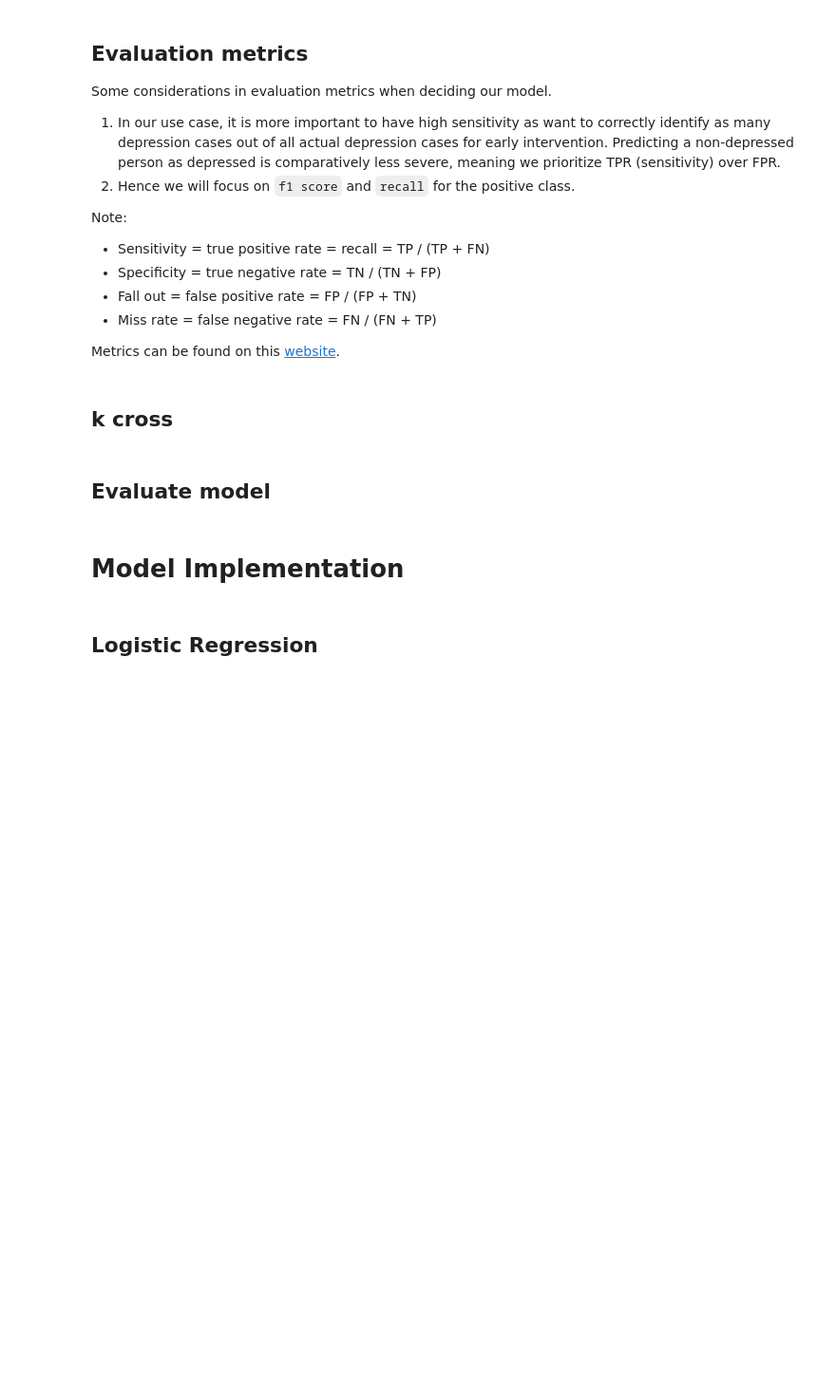
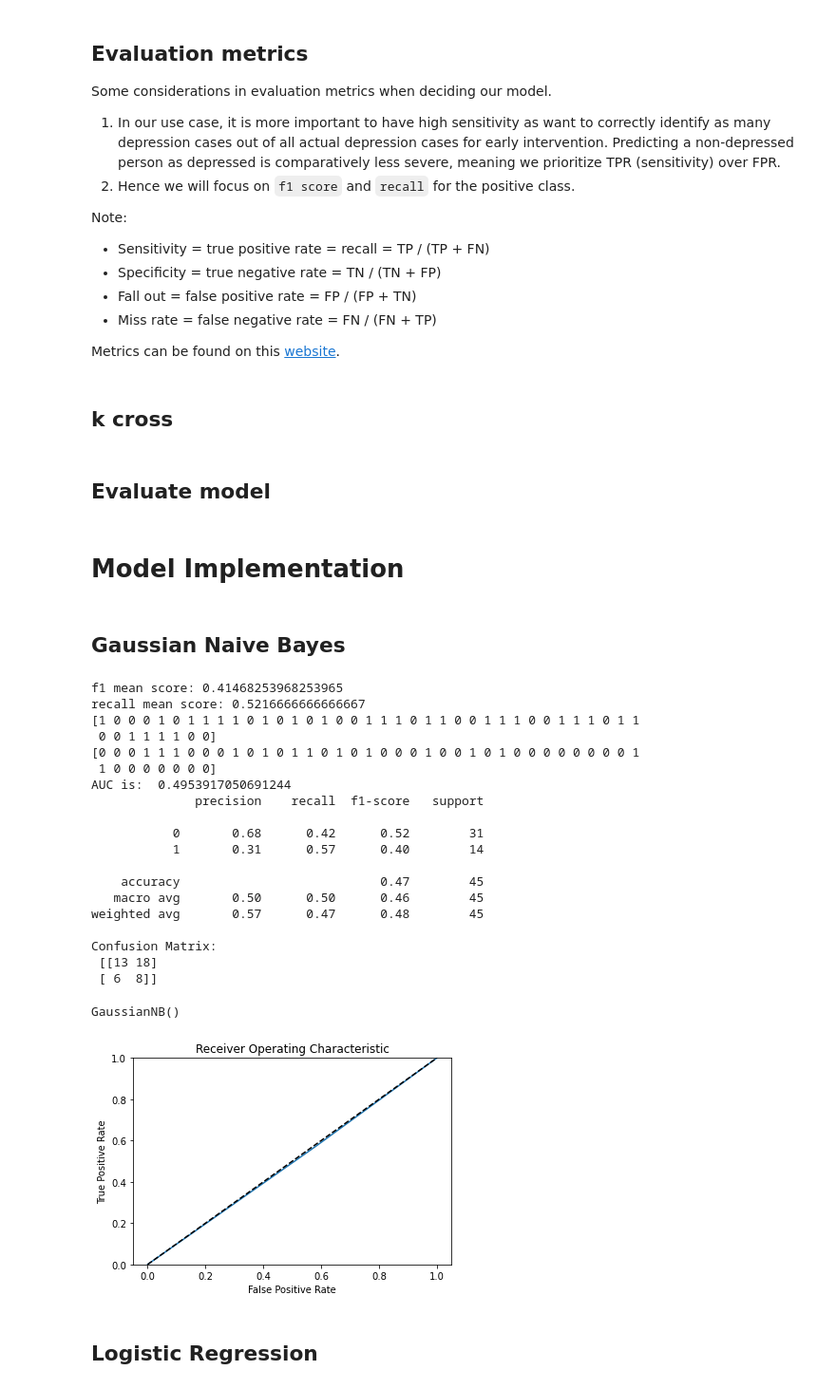
Before and after one commit to derong97/automatic-depression-detector, a Jupyter notebook: models/bag_of_words/bag_of_words.ipynb, the cells around one changed output. Shown at 95% size. Saved outputs shown, nothing was run; the diff lists cells and outputs as text; code cells hidden in the pictures; blank space fills up the shorter version.

```diff
--- a/models/bag_of_words/bag_of_words.ipynb
+++ b/models/bag_of_words/bag_of_words.ipynb
@@ -169,6 +178,39 @@ def evaluate_model(model):
     return model
 # %% [markdown]
 # Model Implementation
+# %% [markdown]
+## Gaussian Naive Bayes
+# %%
+nb_model = GaussianNB()
+
+f1_scores, recall_scores = k_cross(nb_model)
+
+print(f"f1 mean score: {np.mean(f1_scores)}")
+print(f"recall mean score: {np.mean(recall_scores)}")
+
+evaluate_model(nb_model)
+# %% [output]
+f1 mean score: 0.41468253968253965
+recall mean score: 0.5216666666666667
+[1 0 0 0 1 0 1 1 1 1 0 1 0 1 0 1 0 0 1 1 1 0 1 1 0 0 1 1 1 0 0 1 1 1 0 1 1
+ 0 0 1 1 1 1 0 0]
+[0 0 0 1 1 1 0 0 0 1 0 1 0 1 1 0 1 0 1 0 0 0 1 0 0 1 0 1 0 0 0 0 0 0 0 0 1
+ 1 0 0 0 0 0 0 0]
+AUC is:  0.4953917050691244
+              precision    recall  f1-score   support
+
+           0       0.68      0.42      0.52        31
+           1       0.31      0.57      0.40        14
+
+    accuracy                           0.47        45
+   macro avg       0.50      0.50      0.46        45
+weighted avg       0.57      0.47      0.48        45
+
+Confusion Matrix:
+ [[13 18]
+ [ 6  8]]
+GaussianNB()
+[figure, added]
 # %% [markdown]
 ## Logistic Regression
 # %%
```
Also changed, not shown: parts of 9 cells of this notebook, 23 other files.
